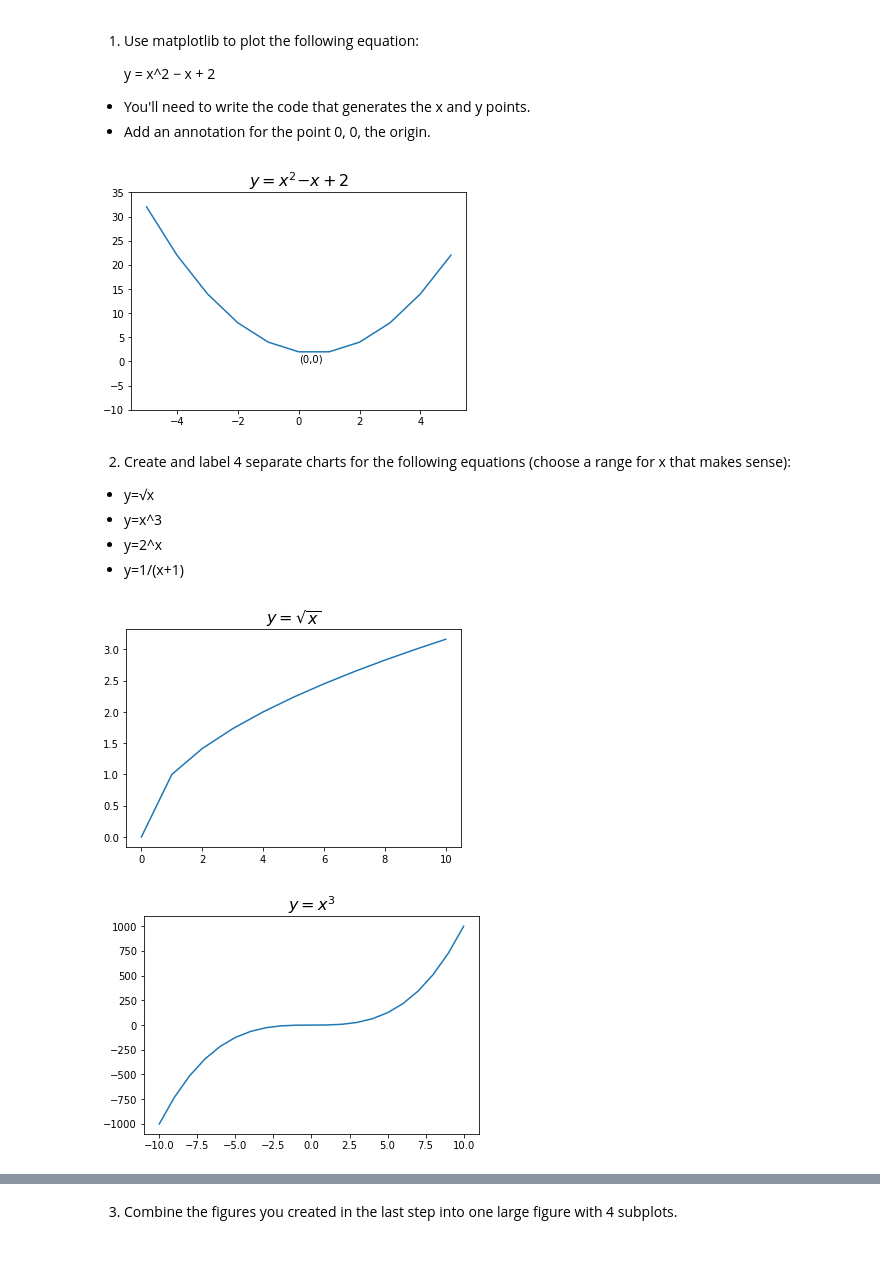
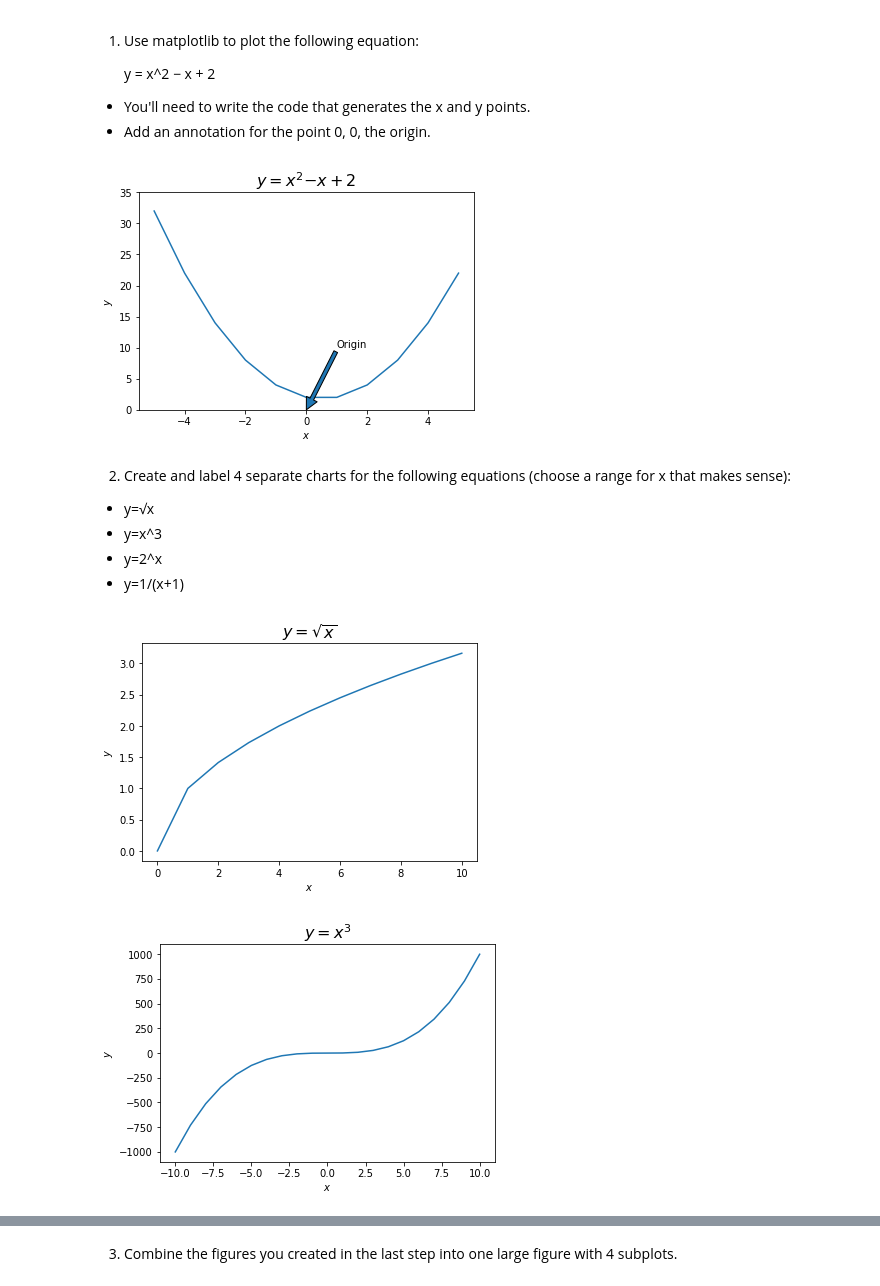
Before and after one commit to sophia-stewart/numpy-pandas-visualization-exercises, a Jupyter notebook: matplotlib_exercises.ipynb, the cells around one changed output, grey strips where cells are left out. Drawn from its saved outputs; the diff is of its cells as text; code cells hidden in the pictures; blank space fills up the shorter version.

```diff
--- a/matplotlib_exercises.ipynb
+++ b/matplotlib_exercises.ipynb
@@ -7,17 +7,30 @@
 - You'll need to write the code that generates the x and y points.
 - Add an annotation for the point 0, 0, the origin.
 # %%
+# import pyplot
 import matplotlib.pyplot as plt
 
+# generate data
 x = range(-5,6)
 y = [(x ** 2) - x + 2 for x in x]
 
+# plot x and y
 plt.plot(x,y)
-plt.ylim(-10,35)
-plt.annotate('(0,0)', (0,0))
+
+# add limit to y-axis
+plt.ylim(0,35)
+
+# add origin annotation
+plt.annotate('Origin', (0,0), (1,10), arrowprops = dict())
+
+# add labels
+plt.xlabel('$x$')
+plt.ylabel('$y$')
+
+# add title
 plt.title('$y = x^2 − x + 2$', fontsize = 16);
 # %% [output]
-[figure, old version]
+[figure, new version]
 # %% [markdown]
 2. Create and label 4 separate charts for the following equations (choose a range for x that makes sense):
 
@@ -26,21 +39,38 @@ plt.title('$y = x^2 − x + 2$', fontsize = 16);
 - y=2^x
 - y=1/(x+1)
 # %%
+# import math library
 import math
 
+# generate data
 x = range(0, 11)
 y = [math.sqrt(x) for x in x]
 
-plt.plot(x,y);
+# plot x and y
+plt.plot(x,y)
+
+# add labels
+plt.xlabel('$x$')
+plt.ylabel('$y$')
+
+# add title
 plt.title('$y = \sqrt{x}$', fontsize = 16);
 # %% [output]
-[figure, old version]
+[figure, new version]
 # %%
+# generate data
 x = range(-10, 11)
 y = [x**3 for x in x]
 
+# plot x and y
 plt.plot(x,y)
+
+# add labels
+plt.xlabel('$x$')
+plt.ylabel('$y$')
+
+# add title
 plt.title('$y = x^3$', fontsize = 16);
 # %% [output]
-[figure, old version]
+[figure, new version]
 # %%
```
Also changed, not shown: parts of 4 cells of this notebook, 1 other file.
